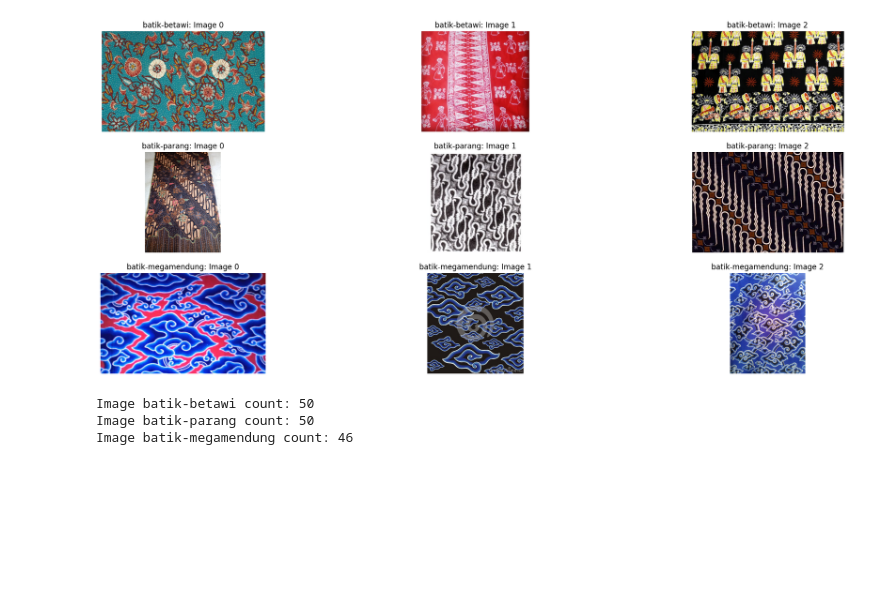
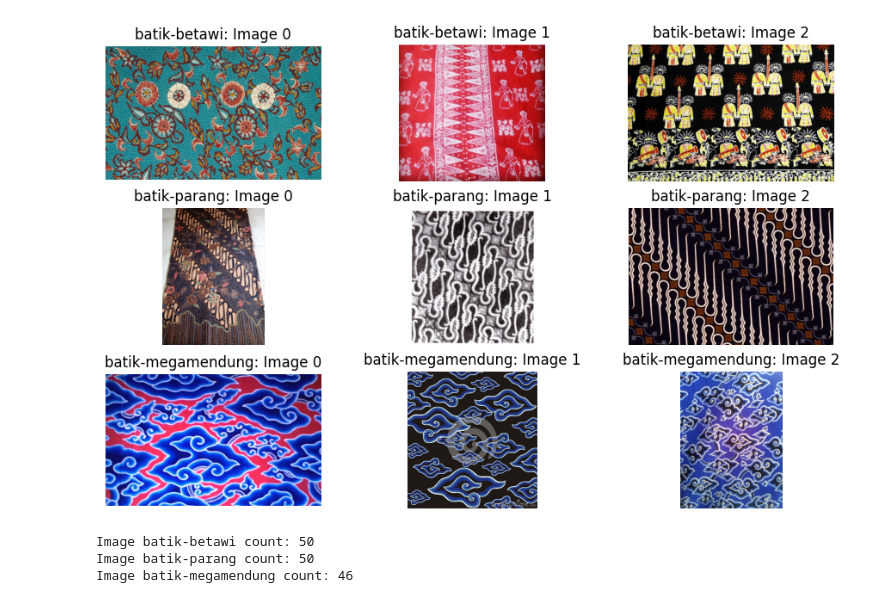
Before and after one commit to vncnttan/binus-aol-deep-learning-indonesian-batik-motifs, a Jupyter notebook: eda.ipynb, the cells around one changed output. Saved outputs shown, nothing was run; the diff lists cells and outputs as text; code cells hidden in the pictures; blank space fills up the shorter version.

```diff
--- a/eda.ipynb
+++ b/eda.ipynb
@@ -25,17 +25,17 @@ for idx, label in enumerate(os.listdir(DATASET_RAW_PATH)):
 # %%
 # Load Sample image for each classes
 from matplotlib import pyplot as plt
 
-plt.figure(figsize=(24, 10))
+plt.figure(figsize=(11, 7))
 for i in range(9):
     plt.subplot(3, 3, i+1)
     plt.imshow(class_images[i//3][i%3])
     plt.axis('off')
     plt.title(f"{class_names[i//3]}: Image {i%3}")
 
 plt.show()
 # %% [output]
-[figure, old version]
+[figure, new version]
 # %%
 class_counts = []
 
```
Also changed, not shown: parts of 1 cell of this notebook, 2 other files.
